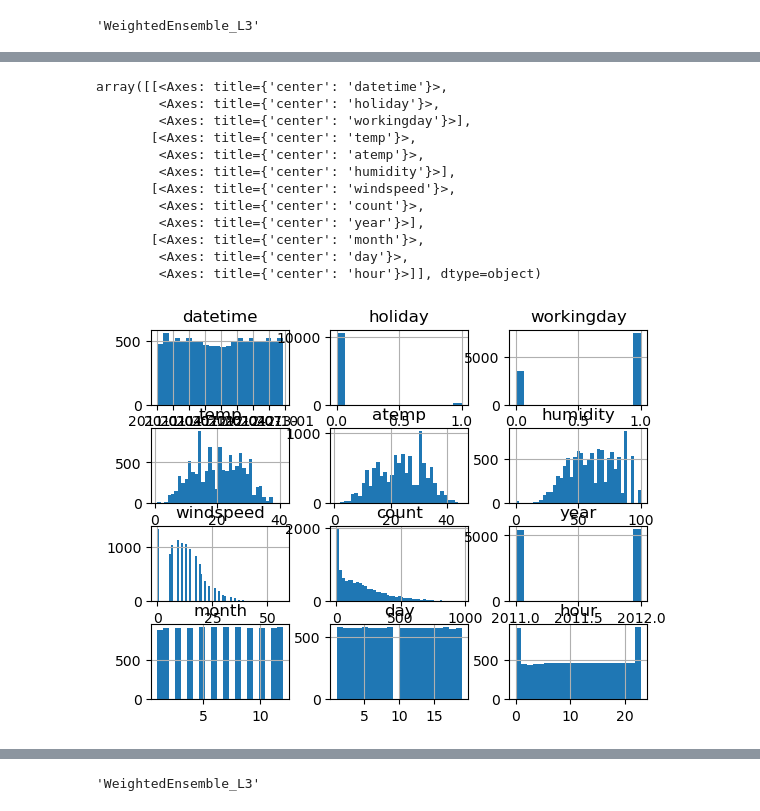
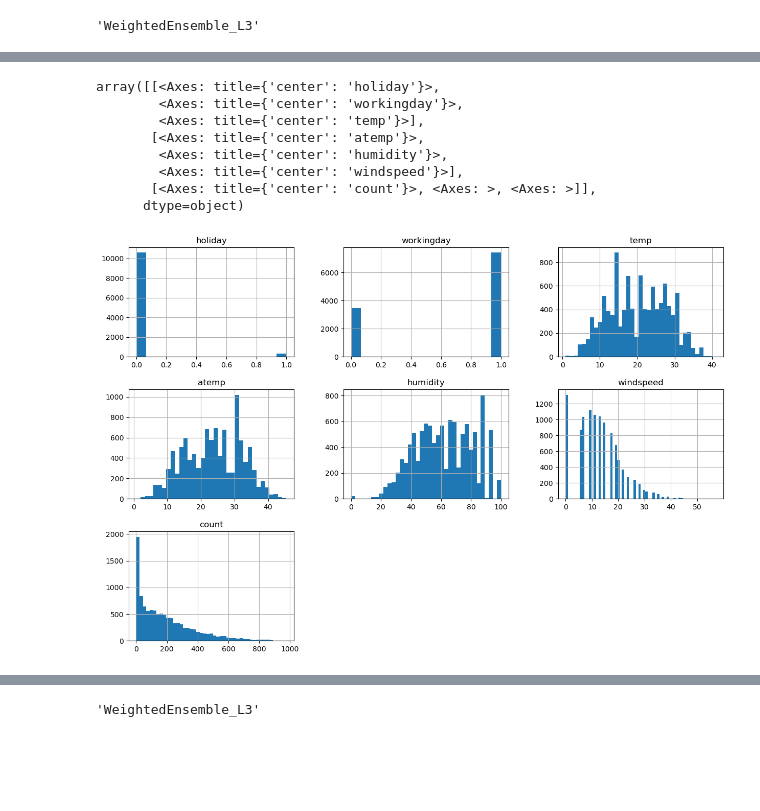
Before and after one commit to ahmad-h01/AWS-AI-ML-Scholarship, a Jupyter notebook: bike-sharing-project-aws-ml-program.ipynb, the cells around one changed output, grey strips where cells are left out. Saved outputs shown, nothing was run; the diff lists cells and outputs as text; code cells hidden in the pictures; blank space fills up the shorter version.

```diff
--- a/bike-sharing-project-aws-ml-program.ipynb
+++ b/bike-sharing-project-aws-ml-program.ipynb
@@ -283,17 +262,16 @@ train.plot(kind = 'hist');
-# %%
-# View histogram of all features again now with the hour feature
-train.hist(bins="auto")
-# %% [output]
-array([[<Axes: title={'center': 'datetime'}>,
-        <Axes: title={'center': 'holiday'}>,
-        <Axes: title={'center': 'workingday'}>],
-       [<Axes: title={'center': 'temp'}>,
-        <Axes: title={'center': 'atemp'}>,
-        <Axes: title={'center': 'humidity'}>],
-       [<Axes: title={'center': 'windspeed'}>,
-        <Axes: title={'center': 'count'}>,
-        <Axes: title={'center': 'year'}>],
-       [<Axes: title={'center': 'month'}>,
-        <Axes: title={'center': 'day'}>,
-        <Axes: title={'center': 'hour'}>]], dtype=object)
-[figure, removed]
+# %%
+# View histogram of all features again now with the hour feature
+# Create a histogram of all features to show the distribution of each one relative to the data. This is part of the exploritory data analysis
+temp=train.copy()
+temp.drop(columns = ['datetime', 'year', 'month','day', 'hour'], inplace = True)
+temp.hist(bins="auto",figsize=(15, 10))
+# %% [output]
+array([[<Axes: title={'center': 'holiday'}>,
+        <Axes: title={'center': 'workingday'}>,
+        <Axes: title={'center': 'temp'}>],
+       [<Axes: title={'center': 'atemp'}>,
+        <Axes: title={'center': 'humidity'}>,
+        <Axes: title={'center': 'windspeed'}>],
+       [<Axes: title={'center': 'count'}>, <Axes: >, <Axes: >]],
+      dtype=object)
+[figure, added]
```
Also changed, not shown: parts of 17 cells of this notebook.
